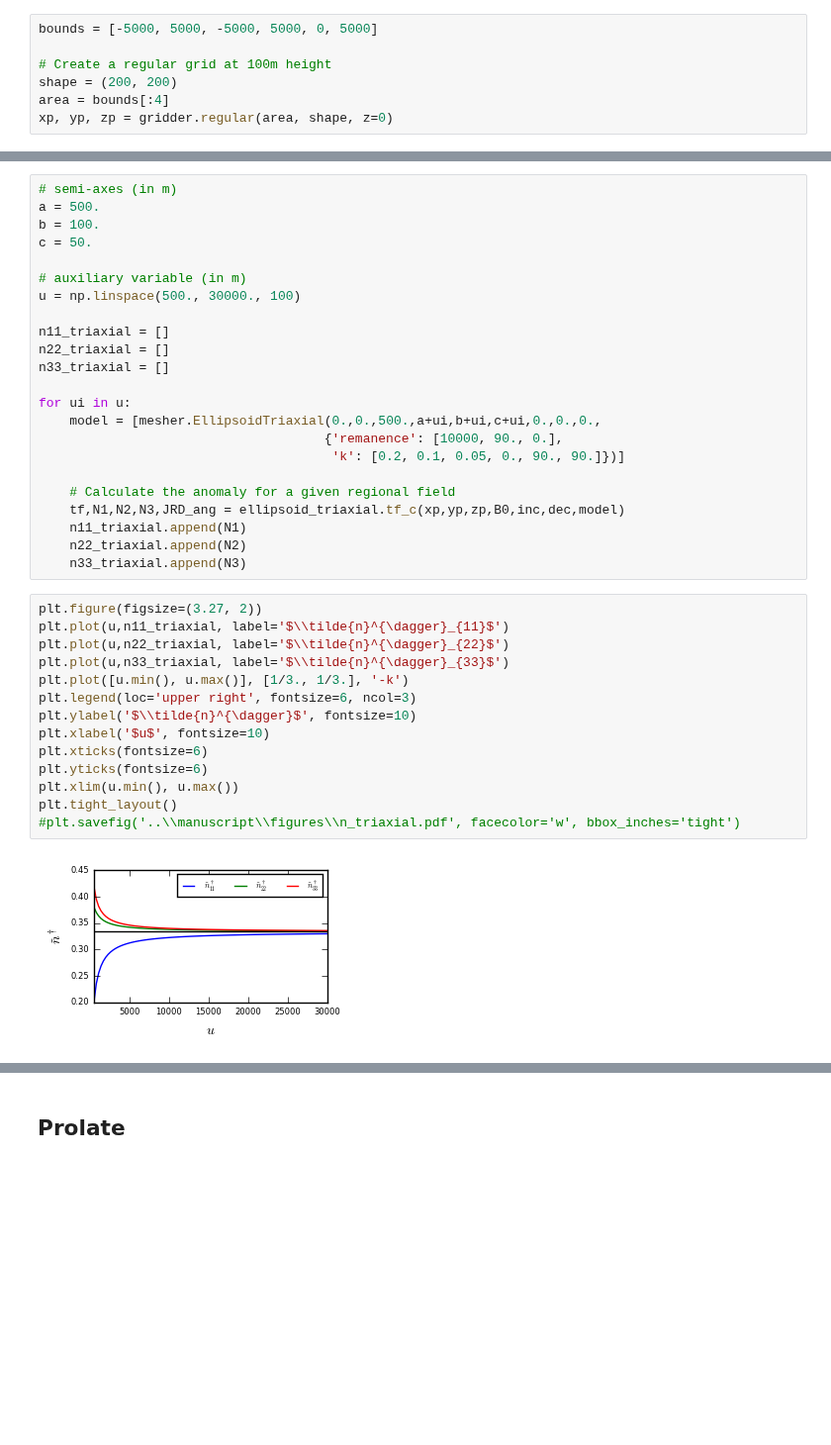
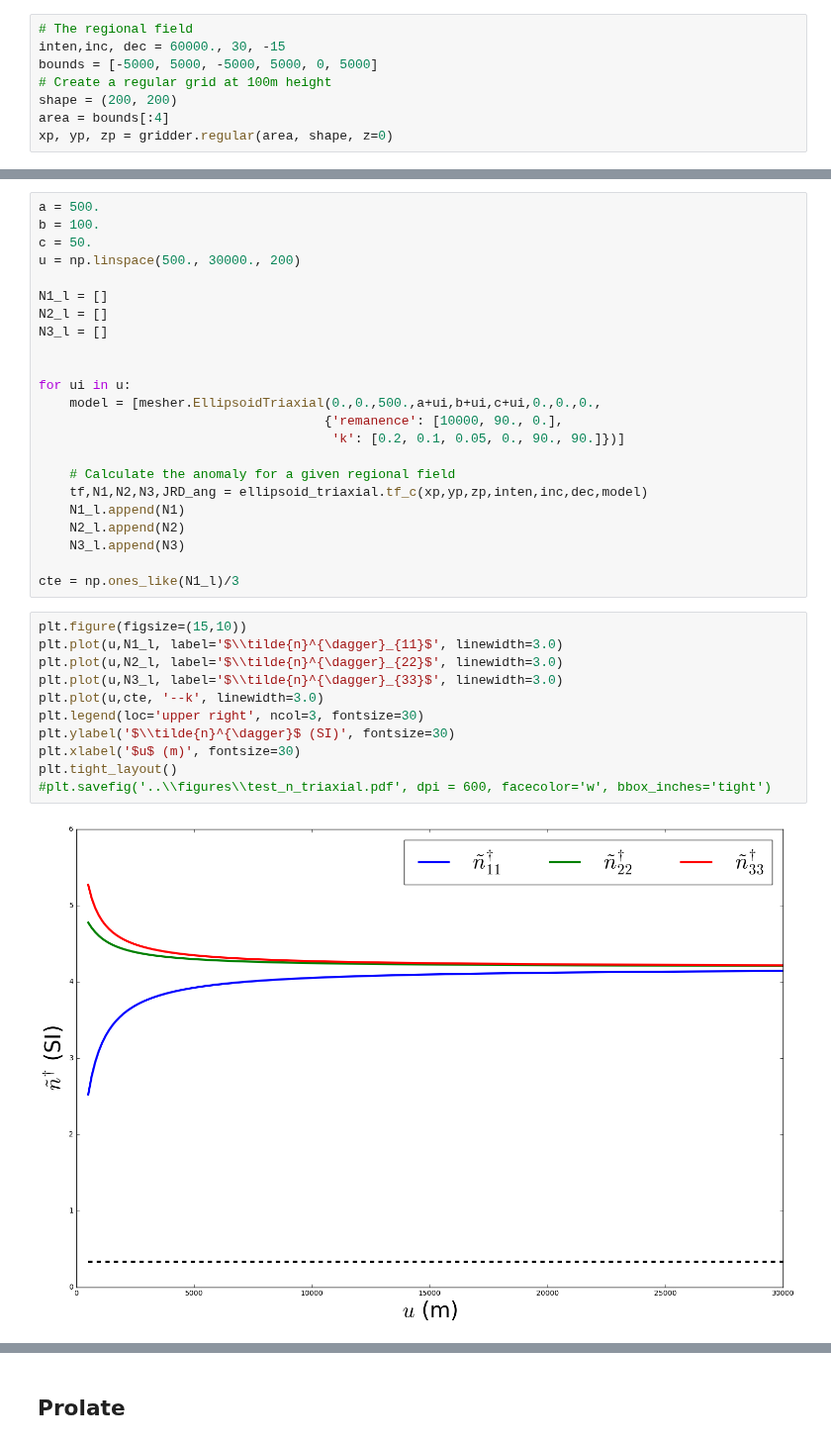
Before and after one commit to DiegoTaka/paper-magnetic-elipsoid, a Jupyter notebook: code/Teste N - Ellipsoids.ipynb, the cells around one changed output, grey strips where cells are left out. Shown at 99% size. Saved outputs shown, nothing was run; the diff lists cells and outputs as text; blank space fills up the shorter version.

```diff
--- a/code/Teste N - Ellipsoids.ipynb
+++ b/code/Teste N - Ellipsoids.ipynb
@@ -19,6 +11,7 @@ dec = -15. # degrees
 # %%
+# The regional field
+inten,inc, dec = 60000., 30, -15
 bounds = [-5000, 5000, -5000, 5000, 0, 5000]
-
 # Create a regular grid at 100m height
 shape = (200, 200)
 area = bounds[:4]
@@ -28,15 +21,13 @@ xp, yp, zp = gridder.regular(area, shape, z=0)
 # %%
-# semi-axes (in m)
 a = 500.
 b = 100.
 c = 50.
+u = np.linspace(500., 30000., 200)
 
-# auxiliary variable (in m)
-u = np.linspace(500., 30000., 100)
+N1_l = []
+N2_l = []
+N3_l = []
 
-n11_triaxial = []
-n22_triaxial = []
-n33_triaxial = []
 
 for ui in u:
     model = [mesher.EllipsoidTriaxial(0.,0.,500.,a+ui,b+ui,c+ui,0.,0.,0.,
@@ -44,23 +35,22 @@ for ui in u:
                                       'k': [0.2, 0.1, 0.05, 0., 90., 90.]})]
 
     # Calculate the anomaly for a given regional field
-    tf,N1,N2,N3,JRD_ang = ellipsoid_triaxial.tf_c(xp,yp,zp,B0,inc,dec,model)
-    n11_triaxial.append(N1)
-    n22_triaxial.append(N2)
-    n33_triaxial.append(N3)
+    tf,N1,N2,N3,JRD_ang = ellipsoid_triaxial.tf_c(xp,yp,zp,inten,inc,dec,model)
+    N1_l.append(N1)
+    N2_l.append(N2)
+    N3_l.append(N3)
+
+cte = np.ones_like(N1_l)/3
 # %%
-plt.figure(figsize=(3.27, 2))
-plt.plot(u,n11_triaxial, label='$\\tilde{n}^{\dagger}_{11}$')
-plt.plot(u,n22_triaxial, label='$\\tilde{n}^{\dagger}_{22}$')
-plt.plot(u,n33_triaxial, label='$\\tilde{n}^{\dagger}_{33}$')
-plt.plot([u.min(), u.max()], [1/3., 1/3.], '-k')
-plt.legend(loc='upper right', fontsize=6, ncol=3)
-plt.ylabel('$\\tilde{n}^{\dagger}$', fontsize=10)
-plt.xlabel('$u$', fontsize=10)
-plt.xticks(fontsize=6)
-plt.yticks(fontsize=6)
-plt.xlim(u.min(), u.max())
+plt.figure(figsize=(15,10))
+plt.plot(u,N1_l, label='$\\tilde{n}^{\dagger}_{11}$', linewidth=3.0)
+plt.plot(u,N2_l, label='$\\tilde{n}^{\dagger}_{22}$', linewidth=3.0)
+plt.plot(u,N3_l, label='$\\tilde{n}^{\dagger}_{33}$', linewidth=3.0)
+plt.plot(u,cte, '--k', linewidth=3.0)
+plt.legend(loc='upper right', ncol=3, fontsize=30)
+plt.ylabel('$\\tilde{n}^{\dagger}$ (SI)', fontsize=30)
+plt.xlabel('$u$ (m)', fontsize=30)
 plt.tight_layout()
-#plt.savefig('..\\manuscript\\figures\\n_triaxial.pdf', facecolor='w', bbox_inches='tight')
+#plt.savefig('..\\figures\\test_n_triaxial.pdf', dpi = 600, facecolor='w', bbox_inches='tight')
 # %% [output]
-[figure, old version]
+[figure, new version]
```
Also changed, not shown: parts of 19 cells of this notebook, 10 other files.
